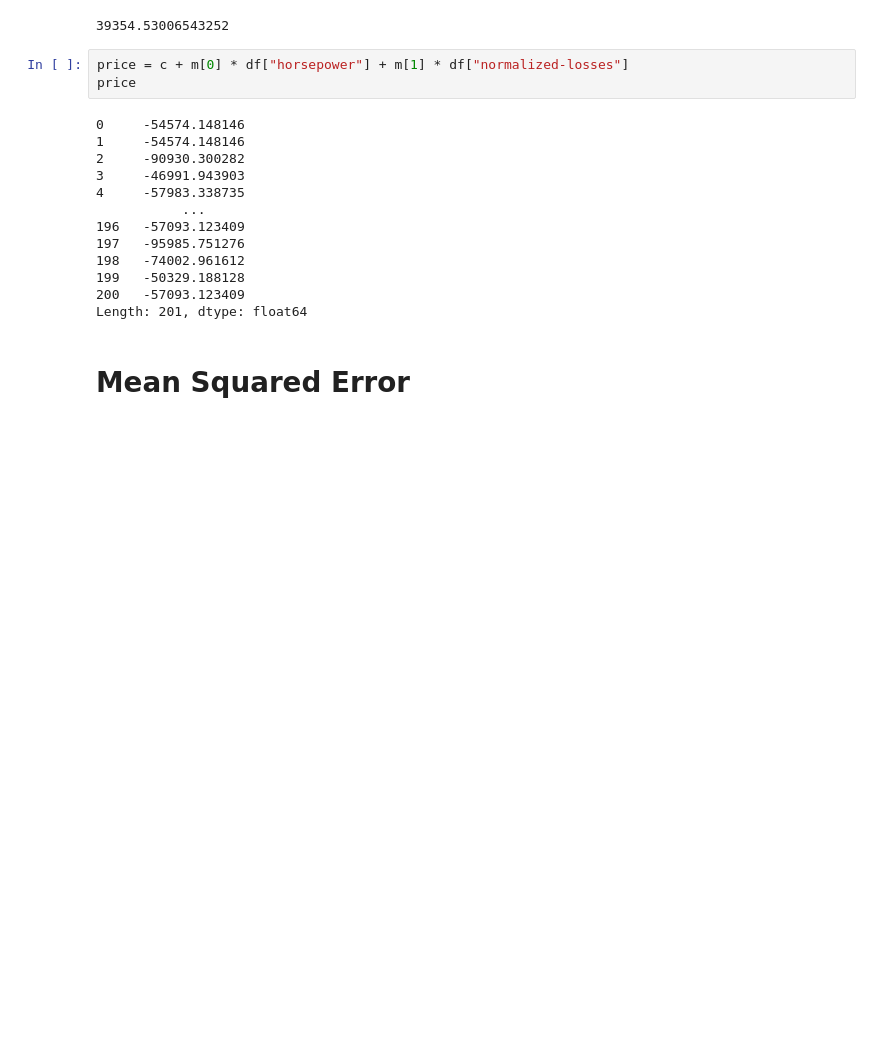
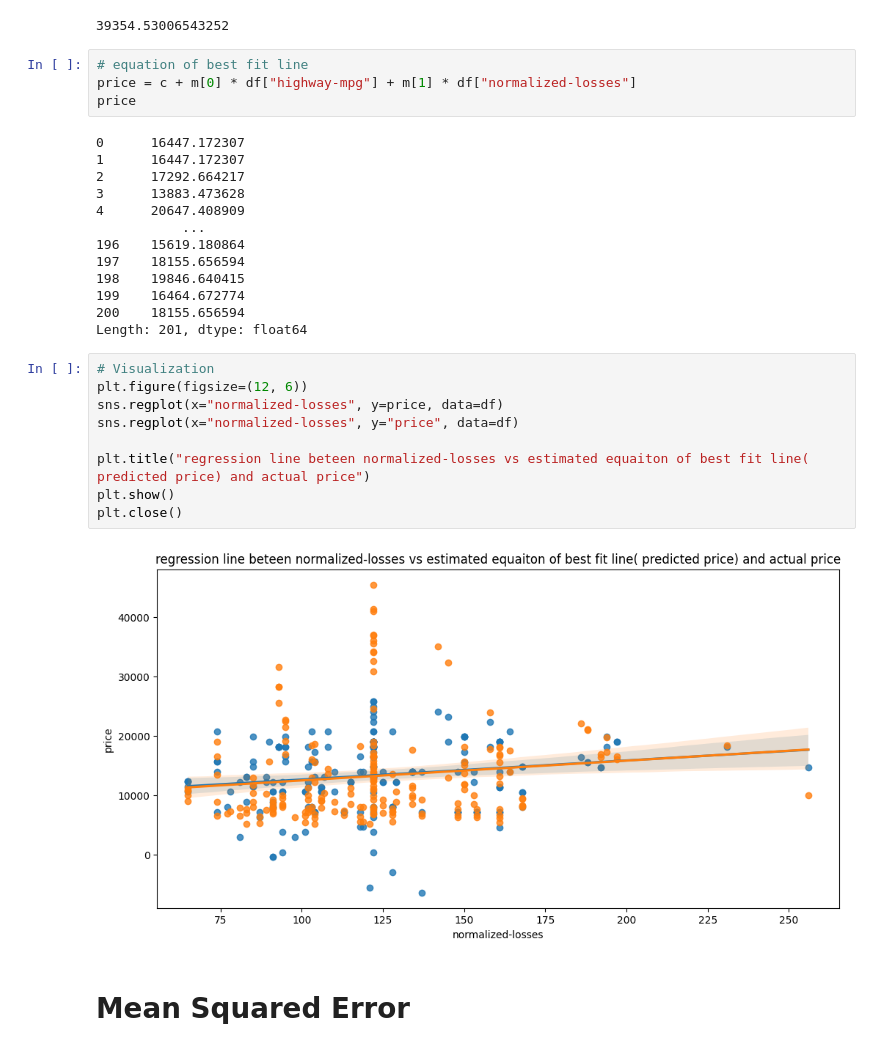
Before and after one commit to rajendra195/data_science_ML_Metro, a Jupyter notebook: week_07/day_01/Linear Regression.ipynb, the cells around one changed output. Drawn from its saved outputs; the diff is of its cells as text; blank space fills up the shorter version.

```diff
--- a/week_07/day_01/Linear Regression.ipynb
+++ b/week_07/day_01/Linear Regression.ipynb
@@ -470,21 +474,33 @@ c
 # %% [output]
 39354.53006543252
 # %%
-price = c + m[0] * df["horsepower"] + m[1] * df["normalized-losses"]
+# equation of best fit line
+price = c + m[0] * df["highway-mpg"] + m[1] * df["normalized-losses"]
 price
 # %% [output]
-0     -54574.148146
-1     -54574.148146
-2     -90930.300282
-3     -46991.943903
-4     -57983.338735
+0      16447.172307
+1      16447.172307
+2      17292.664217
+3      13883.473628
+4      20647.408909
            ...
-196   -57093.123409
-197   -95985.751276
-198   -74002.961612
-199   -50329.188128
-200   -57093.123409
+196    15619.180864
+197    18155.656594
+198    19846.640415
+199    16464.672774
+200    18155.656594
 Length: 201, dtype: float64
+# %%
+# Visualization
+plt.figure(figsize=(12, 6))
+sns.regplot(x="normalized-losses", y=price, data=df)
+sns.regplot(x="normalized-losses", y="price", data=df)
+
+plt.title("regression line beteen normalized-losses vs estimated equaiton of best fit line( predicted price) and actual price")
+plt.show()
+plt.close()
+# %% [output]
+[figure, added]
 # %% [markdown]
 # Mean Squared Error
 # %%
```
Also changed, not shown: parts of 3 cells of this notebook.
